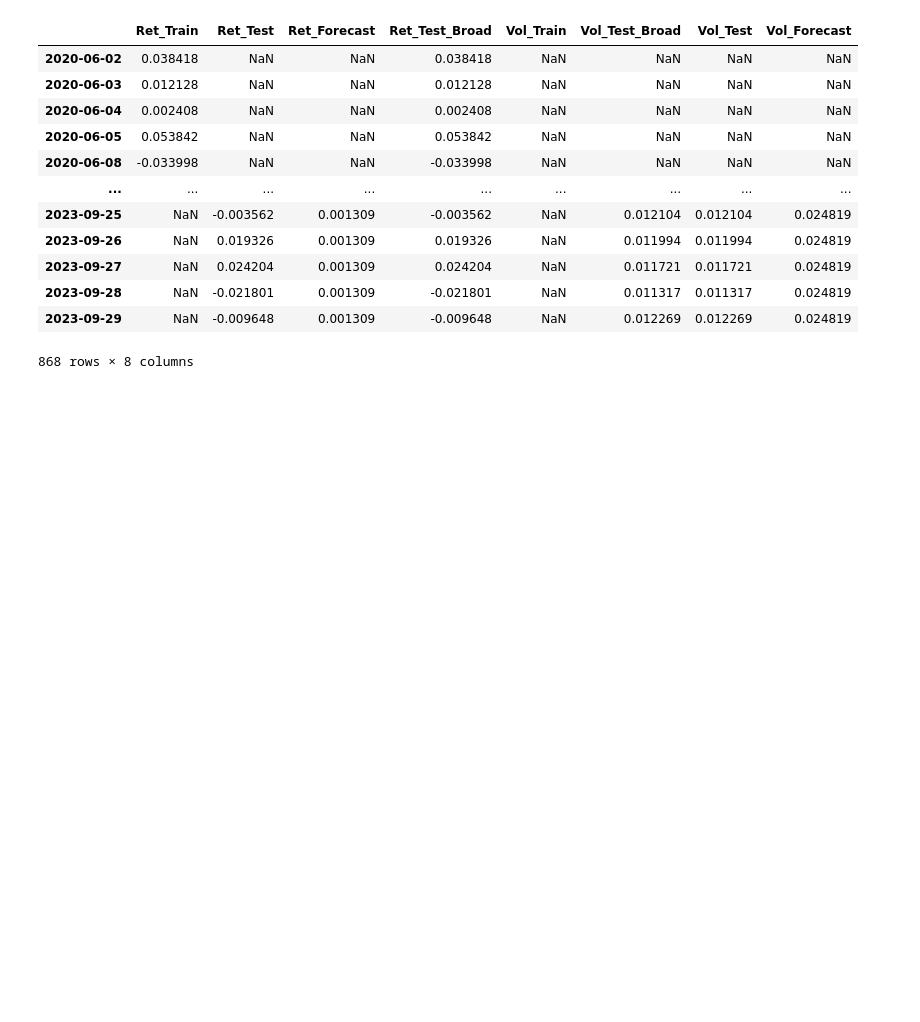
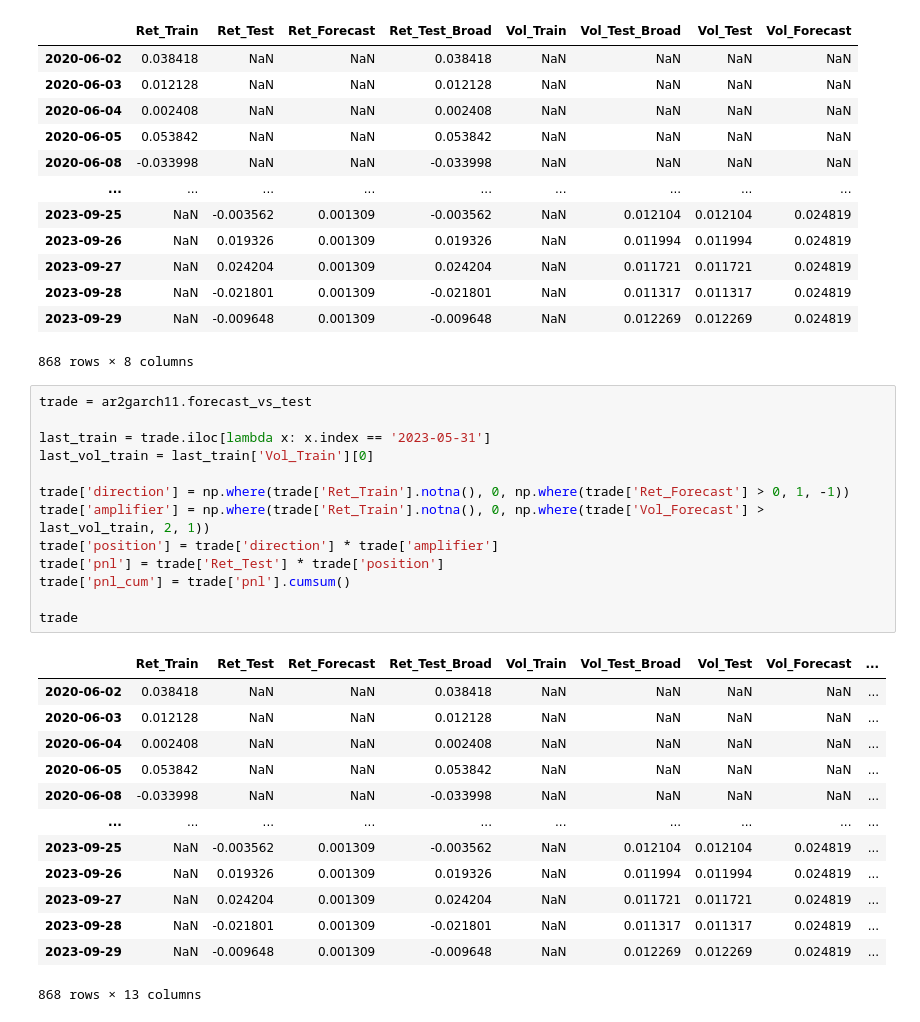
Before and after one commit to afoster28/cmd_forecast, a Jupyter notebook: Model/Model.ipynb, the cells around one changed output. Saved outputs shown, nothing was run; the diff lists cells and outputs as text; blank space fills up the shorter version.

```diff
--- a/Model/Model.ipynb
+++ b/Model/Model.ipynb
@@ -746,3 +746,30 @@ ar2garch11.forecast_vs_test
 | 2023-09-28 | NaN | -0.021801 | 0.001309 | -0.021801 | NaN | 0.011317 | 0.011317 | 0.024819 |
 | 2023-09-29 | NaN | -0.009648 | 0.001309 | -0.009648 | NaN | 0.012269 | 0.012269 | 0.024819 |
 868 rows × 8 columns
+# %%
+trade = ar2garch11.forecast_vs_test
+
+last_train = trade.iloc[lambda x: x.index == '2023-05-31']
+last_vol_train = last_train['Vol_Train'][0]
+
+trade['direction'] = np.where(trade['Ret_Train'].notna(), 0, np.where(trade['Ret_Forecast'] > 0, 1, -1))
+trade['amplifier'] = np.where(trade['Ret_Train'].notna(), 0, np.where(trade['Vol_Forecast'] > last_vol_train, 2, 1))
+trade['position'] = trade['direction'] * trade['amplifier']
+trade['pnl'] = trade['Ret_Test'] * trade['position']
+trade['pnl_cum'] = trade['pnl'].cumsum()
+
+trade
+# %% [output]
+|  | Ret_Train | Ret_Test | Ret_Forecast | Ret_Test_Broad | Vol_Train | Vol_Test_Broad | Vol_Test | Vol_Forecast | ... |
+| 2020-06-02 | 0.038418 | NaN | NaN | 0.038418 | NaN | NaN | NaN | NaN | ... |
+| 2020-06-03 | 0.012128 | NaN | NaN | 0.012128 | NaN | NaN | NaN | NaN | ... |
+| 2020-06-04 | 0.002408 | NaN | NaN | 0.002408 | NaN | NaN | NaN | NaN | ... |
+| 2020-06-05 | 0.053842 | NaN | NaN | 0.053842 | NaN | NaN | NaN | NaN | ... |
+| 2020-06-08 | -0.033998 | NaN | NaN | -0.033998 | NaN | NaN | NaN | NaN | ... |
+| ... | ... | ... | ... | ... | ... | ... | ... | ... | ... |
+| 2023-09-25 | NaN | -0.003562 | 0.001309 | -0.003562 | NaN | 0.012104 | 0.012104 | 0.024819 | ... |
+| 2023-09-26 | NaN | 0.019326 | 0.001309 | 0.019326 | NaN | 0.011994 | 0.011994 | 0.024819 | ... |
+| 2023-09-27 | NaN | 0.024204 | 0.001309 | 0.024204 | NaN | 0.011721 | 0.011721 | 0.024819 | ... |
+| 2023-09-28 | NaN | -0.021801 | 0.001309 | -0.021801 | NaN | 0.011317 | 0.011317 | 0.024819 | ... |
+| 2023-09-29 | NaN | -0.009648 | 0.001309 | -0.009648 | NaN | 0.012269 | 0.012269 | 0.024819 | ... |
+868 rows × 13 columns
```
Also changed, not shown: parts of 42 cells of this notebook.
